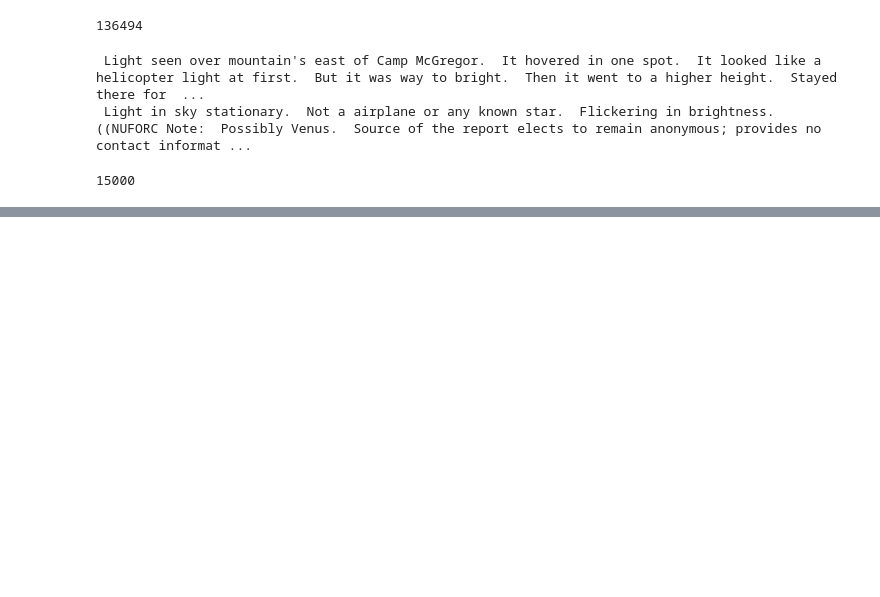
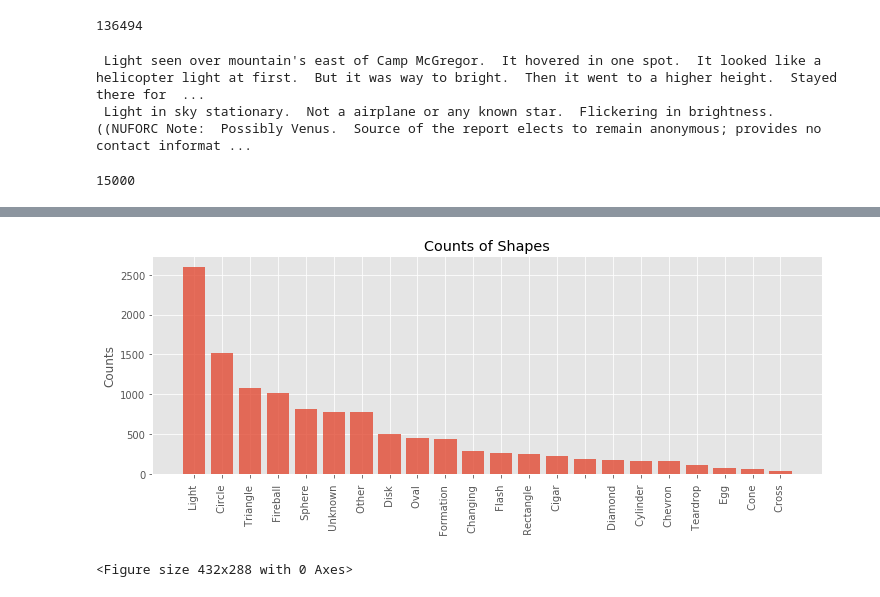
Before and after one commit to mkpetterson/UFO_sightings, a Jupyter notebook: cwong.ipynb, the cells around one changed output, grey strips where cells are left out. Cells and saved outputs as stored; diff of their text form; code cells hidden in the pictures; blank space fills up the shorter version.

```diff
--- a/cwong.ipynb
+++ b/cwong.ipynb
@@ -197,0 +261,13 @@ ufo.head(10)
+# %%
+fig, ax = plt.subplots(figsize=(12,4))
+
+ax.bar(shape_counts.index, height=shape_counts.values, alpha=0.8)
+ax.set_title("Counts of Shapes")
+ax.set_ylabel("Counts")
+plt.xticks(rotation=90)
+plt.show()
+
+plt.savefig('images/shape_count.png', bbox_inches='tight')
+# %% [output]
+[figure, added]
+<Figure size 432x288 with 0 Axes>
```
Also changed, not shown: parts of 11 cells of this notebook, 1 other file.
